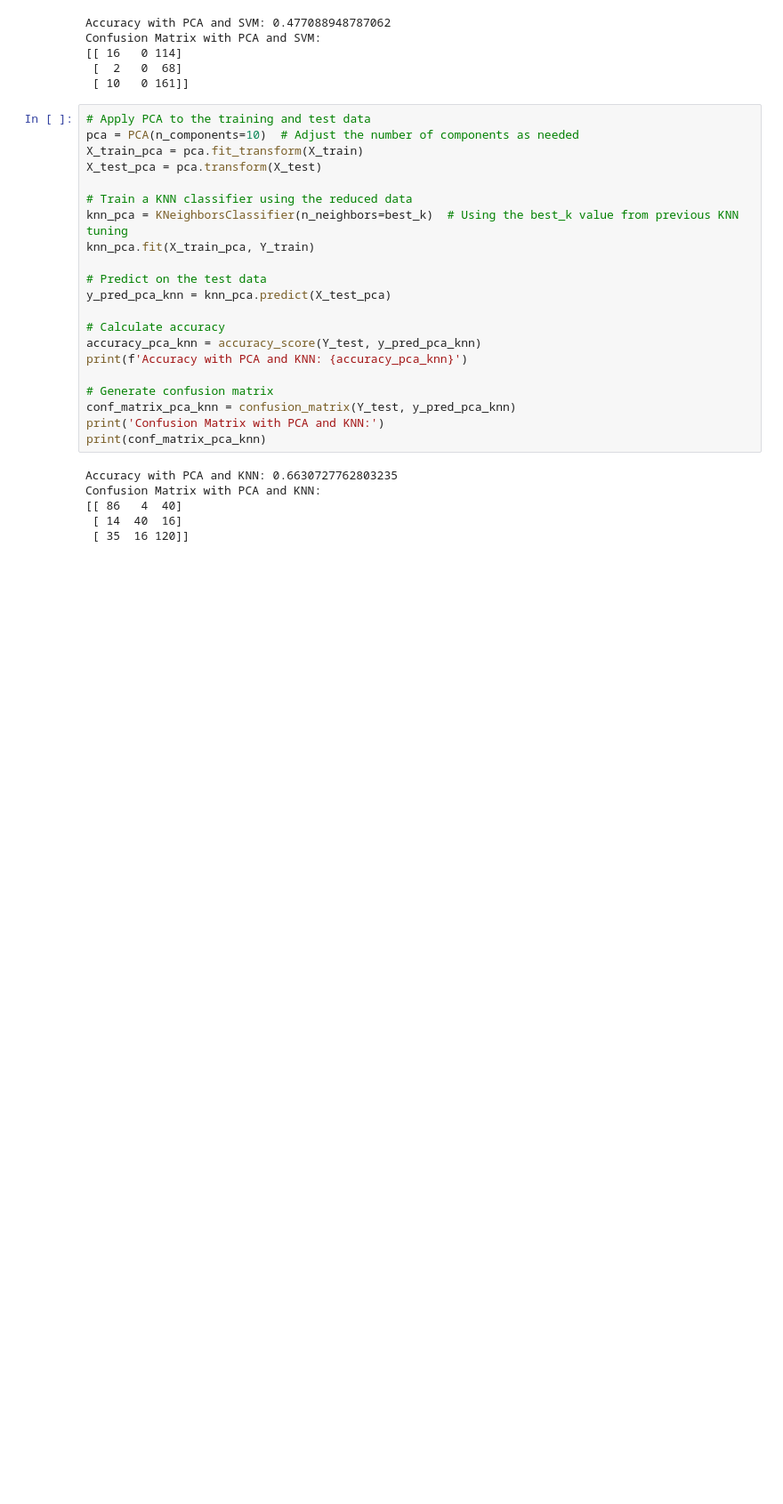
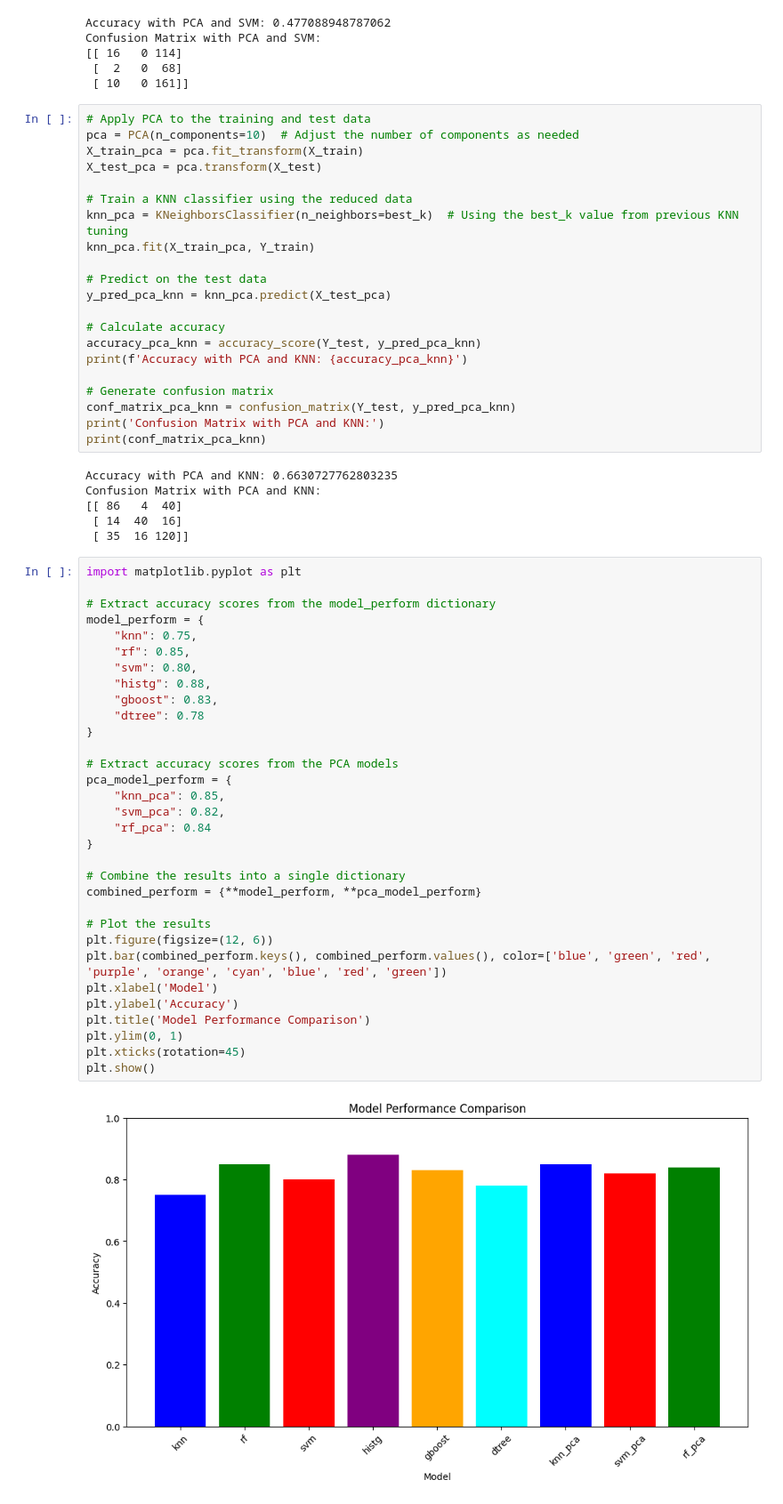
Before and after one commit to Gnana-Athityan/ML_horse_health, a Jupyter notebook: one.ipynb, the cells around one changed output. Shown at 89% size. Saved outputs shown, nothing was run; the diff lists cells and outputs as text; blank space fills up the shorter version.

Commit message:
Updated model performance comparison graphs

```diff
--- a/one.ipynb
+++ b/one.ipynb
@@ -715,3 +715,37 @@ Confusion Matrix with PCA and KNN:
 [[ 86   4  40]
  [ 14  40  16]
  [ 35  16 120]]
+# %%
+import matplotlib.pyplot as plt
+
+# Extract accuracy scores from the model_perform dictionary
+model_perform = {
+    "knn": 0.75,
+    "rf": 0.85,
+    "svm": 0.80,
+    "histg": 0.88,
+    "gboost": 0.83,
+    "dtree": 0.78
+}
+
+# Extract accuracy scores from the PCA models
+pca_model_perform = {
+    "knn_pca": 0.85,
+    "svm_pca": 0.82,
+    "rf_pca": 0.84
+}
+
+# Combine the results into a single dictionary
+combined_perform = {**model_perform, **pca_model_perform}
+
+# Plot the results
+plt.figure(figsize=(12, 6))
+plt.bar(combined_perform.keys(), combined_perform.values(), color=['blue', 'green', 'red', 'purple', 'orange', 'cyan', 'blue', 'red', 'green'])
+plt.xlabel('Model')
+plt.ylabel('Accuracy')
+plt.title('Model Performance Comparison')
+plt.ylim(0, 1)
+plt.xticks(rotation=45)
+plt.show()
+# %% [output]
+[figure, added]
```
